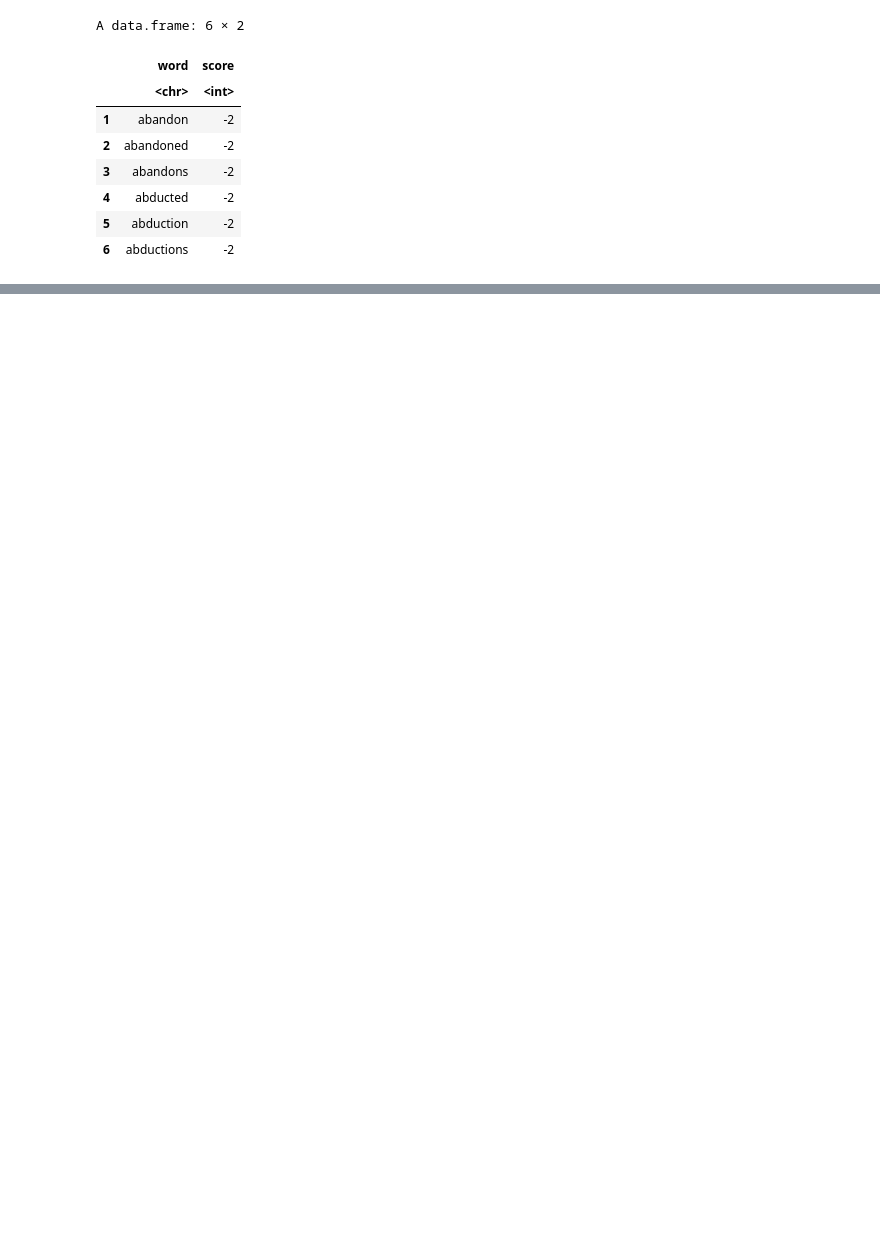
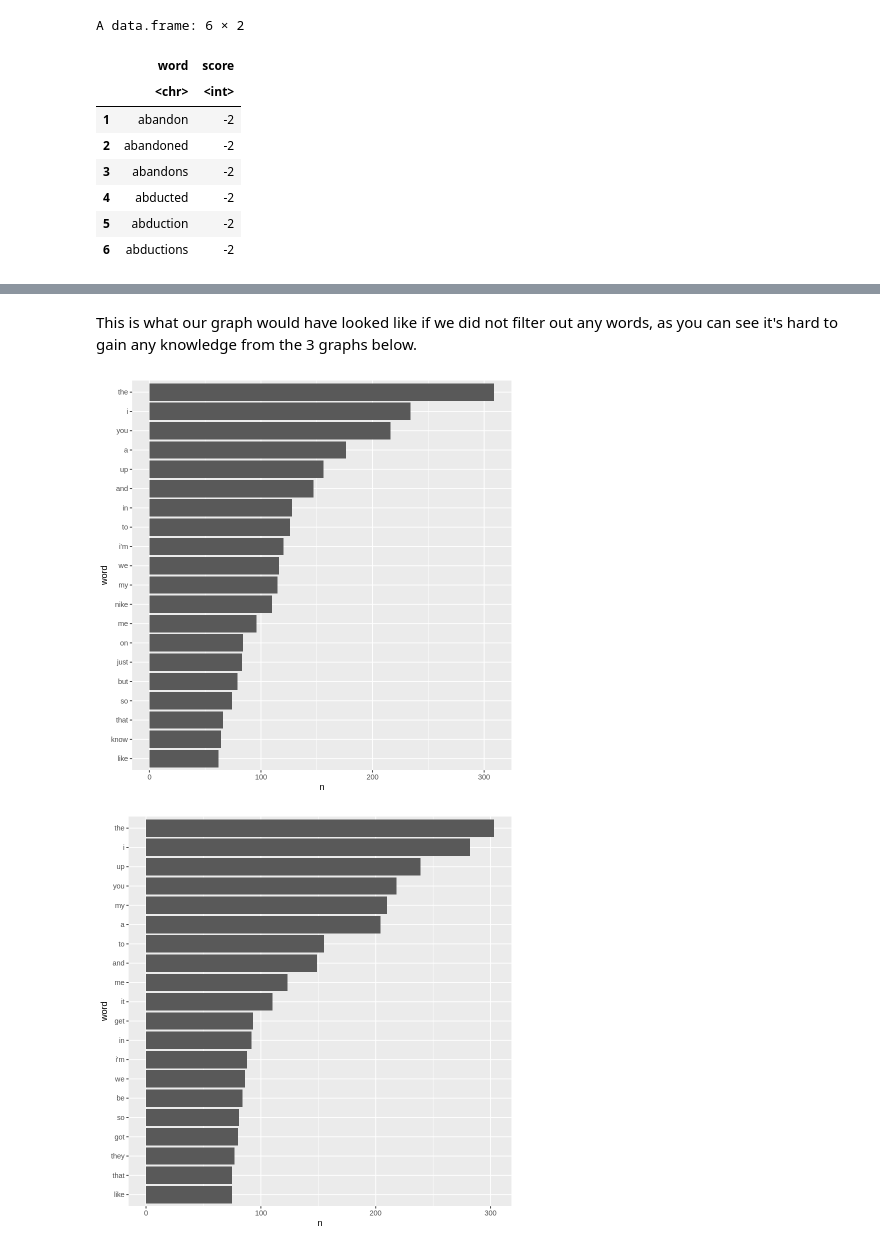
Before and after one commit to tylerfans/IDS-Interns, a Jupyter notebook: rapAssignment.ipynb, the cells around one changed output, grey strips where cells are left out. Drawn from its saved outputs; the diff is of its cells as text; code cells hidden in the pictures; blank space fills up the shorter version.

```diff
--- a/rapAssignment.ipynb
+++ b/rapAssignment.ipynb
@@ -383,0 +316,23 @@ A tibble: 12 × 2
+# %% [markdown]
+This is what our graph would have looked like if we did not filter out any words, as you can see it's hard to gain any knowledge from the 3 graphs below.
+# %%
+kids_count <- count(split_kids, word, sort = TRUE) %>% top_n(20, wt = n) %>% mutate(word = reorder(word,n))
+
+bde_count <- count(split_bde, word, sort = TRUE) %>% top_n(20, wt = n) %>% mutate(word = reorder(word,n))
+
+swimming_count <- count(split_swimming, word, sort = TRUE) %>% top_n(20, wt = n) %>% mutate(word = reorder(word,n))
+
+kids_graph <- ggplot(kids_count, aes(n,word)) +
+    geom_col()
+kids_graph
+
+bde_graph <- ggplot(bde_count, aes(n,word)) +
+    geom_col()
+bde_graph
+
+swimming_graph <- ggplot(swimming_count, aes(n,word)) +
+    geom_col()
+swimming_graph
+# %% [output]
+[figure, added]
+[figure, added]
```
Also changed, not shown: parts of 35 cells of this notebook.
